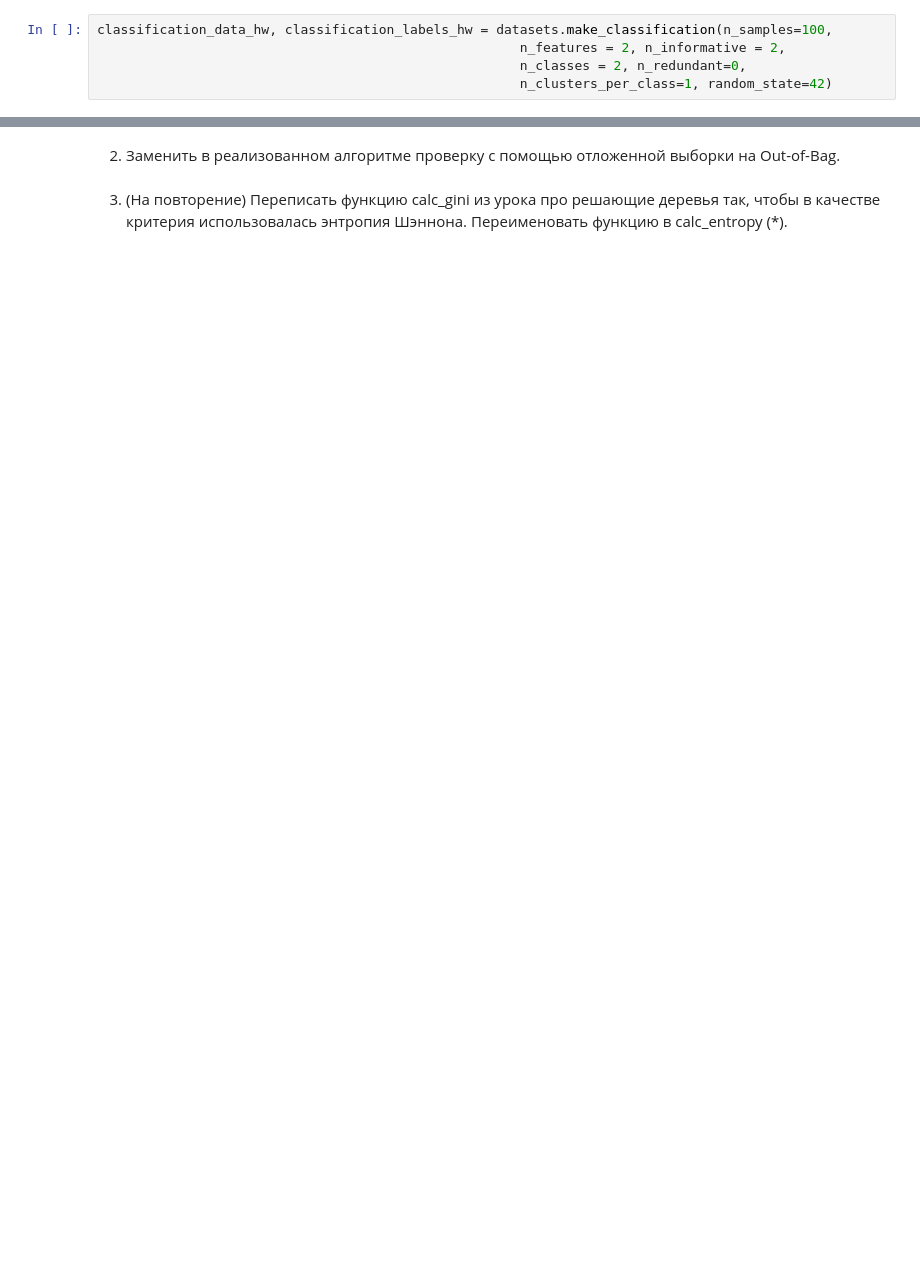
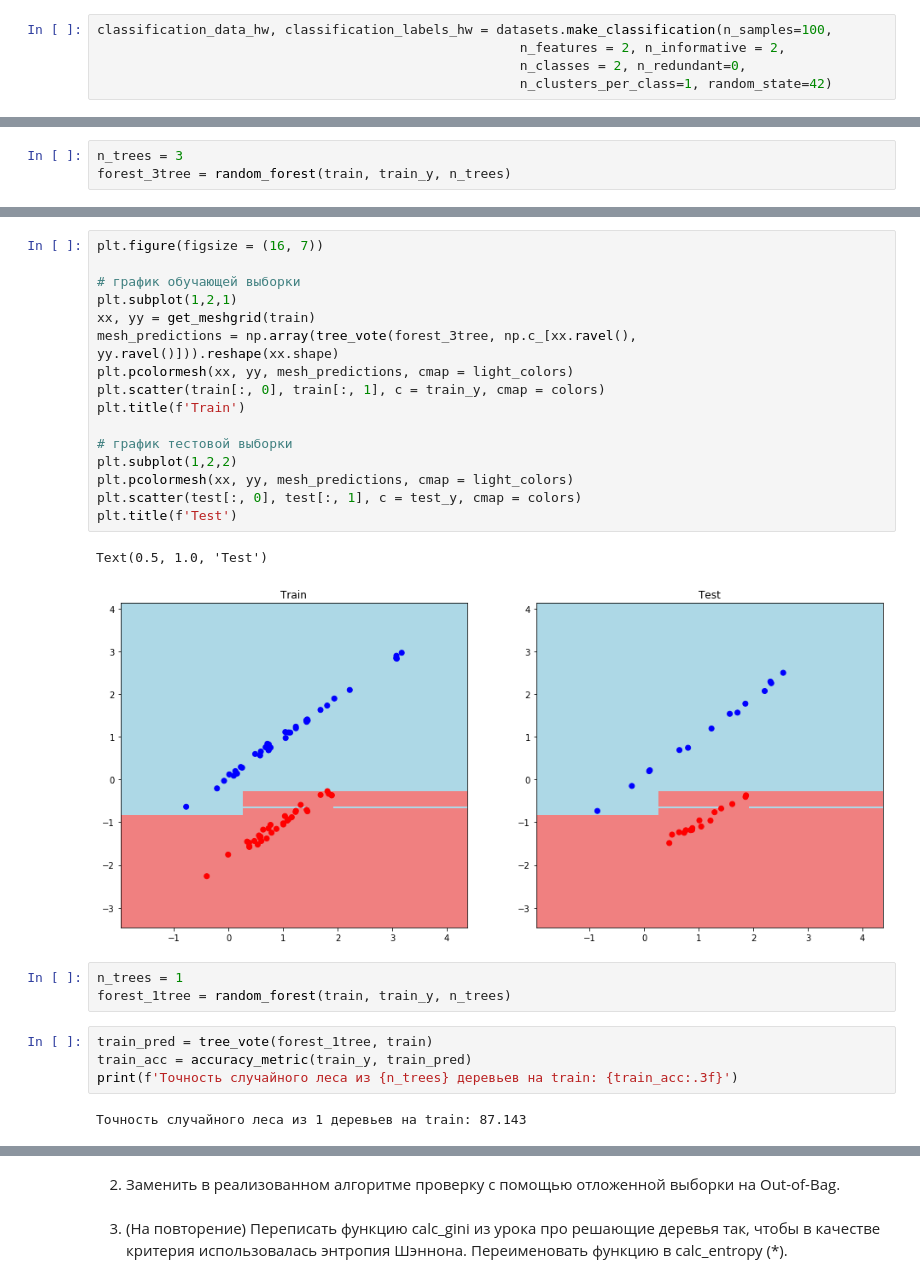
Before and after one commit to aldalinde/Analyzing_algorithms, a Jupyter notebook: hmw_Lesson5.ipynb, the cells around one changed output, grey strips where cells are left out. Drawn from its saved outputs; the diff is of its cells as text; blank space fills up the shorter version.

```diff
--- a/hmw_Lesson5.ipynb
+++ b/hmw_Lesson5.ipynb
@@ -434,0 +439,3 @@ IndexError: index 3 is out of bounds for axis 0 with size 2
+# %%
+n_trees = 3
+forest_3tree = random_forest(train, train_y, n_trees)
@@ -434,0 +455,28 @@ IndexError: index 3 is out of bounds for axis 0 with size 2
+# %%
+plt.figure(figsize = (16, 7))
+
+# график обучающей выборки
+plt.subplot(1,2,1)
+xx, yy = get_meshgrid(train)
+mesh_predictions = np.array(tree_vote(forest_3tree, np.c_[xx.ravel(), yy.ravel()])).reshape(xx.shape)
+plt.pcolormesh(xx, yy, mesh_predictions, cmap = light_colors)
+plt.scatter(train[:, 0], train[:, 1], c = train_y, cmap = colors)
+plt.title(f'Train')
+
+# график тестовой выборки
+plt.subplot(1,2,2)
+plt.pcolormesh(xx, yy, mesh_predictions, cmap = light_colors)
+plt.scatter(test[:, 0], test[:, 1], c = test_y, cmap = colors)
+plt.title(f'Test')
+# %% [output]
+Text(0.5, 1.0, 'Test')
+[figure, added]
+# %%
+n_trees = 1
+forest_1tree = random_forest(train, train_y, n_trees)
+# %%
+train_pred = tree_vote(forest_1tree, train)
+train_acc = accuracy_metric(train_y, train_pred)
+print(f'Точность случайного леса из {n_trees} деревьев на train: {train_acc:.3f}')
+# %% [output]
+Точность случайного леса из 1 деревьев на train: 87.143
```
Also changed, not shown: parts of 20 cells of this notebook.
